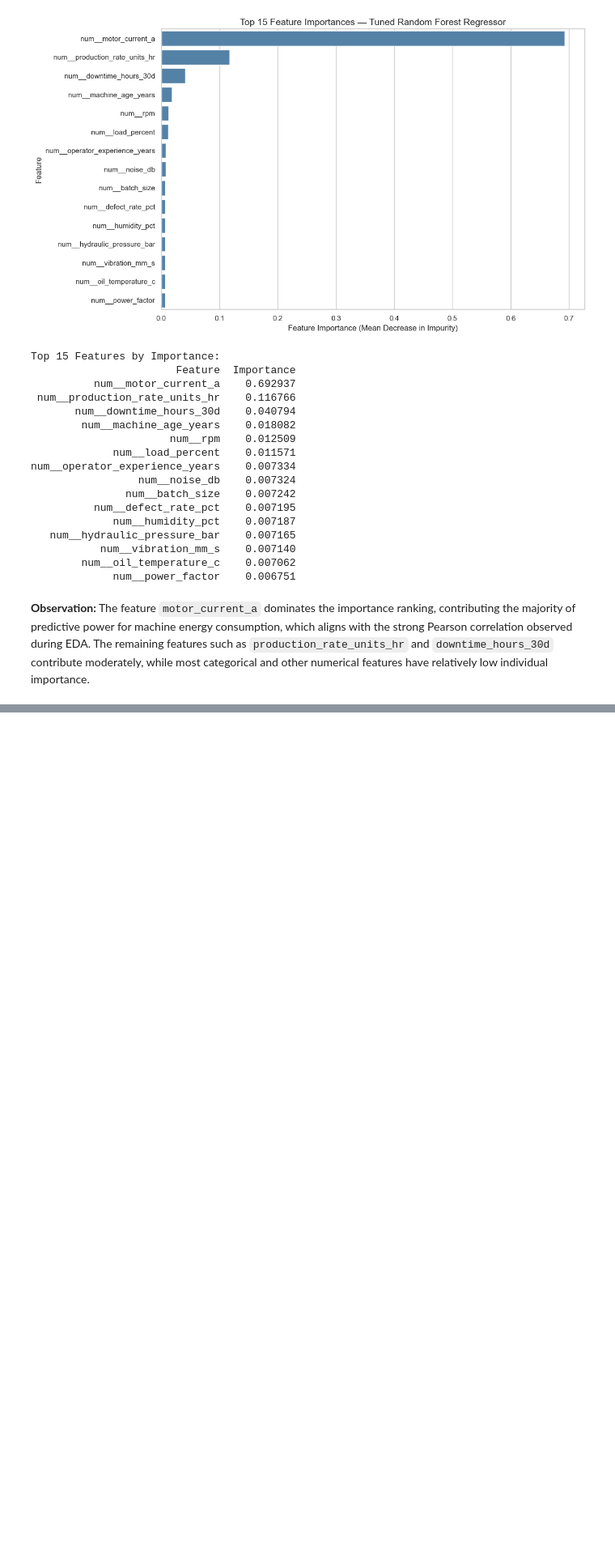
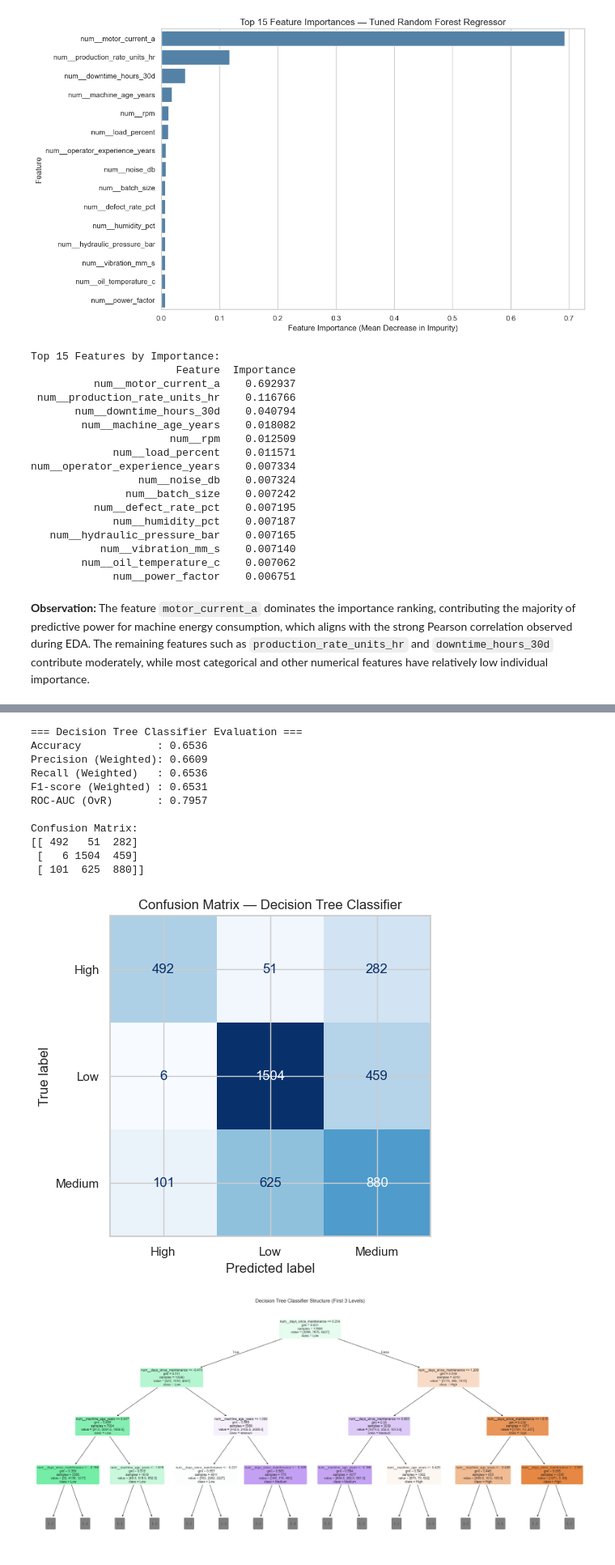
Before and after one commit to varanasirohit2006/Case_Study_Machine_Learning, a Jupyter notebook: Review1.ipynb, the cells around one changed output, grey strips where cells are left out. Shown at 81% size. Drawn from its saved outputs; the diff is of its cells as text; code cells hidden in the pictures; blank space fills up the shorter version.

```diff
--- a/Review1.ipynb
+++ b/Review1.ipynb
@@ -2784,0 +3027,50 @@ num__operator_experience_years    0.007334
+# %%
+from sklearn.tree import DecisionTreeClassifier, plot_tree
+
+# Train tuned Decision Tree Classifier
+dt_classifier = DecisionTreeClassifier(
+    max_depth=4,
+    min_samples_leaf=20,
+    random_state=42
+)
+
+dt_classifier.fit(X_class_train_processed, y_class_train)
+
+y_pred_dt = dt_classifier.predict(X_class_test_processed)
+y_prob_dt = dt_classifier.predict_proba(X_class_test_processed)
+
+evaluate_classifier(
+    "Decision Tree Classifier",
+    y_class_test,
+    y_pred_dt,
+    y_prob_dt
+)
+
+# Visualise the decision tree structure
+plt.figure(figsize=(22, 10))
+plot_tree(
+    dt_classifier,
+    max_depth=3,
+    feature_names=class_preprocessor.get_feature_names_out(),
+    class_names=label_encoder.classes_,
+    filled=True,
+    rounded=True,
+    fontsize=9
+)
+plt.title("Decision Tree Classifier Structure (First 3 Levels)", fontsize=14)
+plt.tight_layout()
+plt.show()
+# %% [output]
+=== Decision Tree Classifier Evaluation ===
+Accuracy            : 0.6536
+Precision (Weighted): 0.6609
+Recall (Weighted)   : 0.6536
+F1-score (Weighted) : 0.6531
+ROC-AUC (OvR)       : 0.7957
+
+Confusion Matrix:
+[[ 492   51  282]
+ [   6 1504  459]
+ [ 101  625  880]]
+[figure, added]
+[figure, added]
```
Also changed, not shown: parts of 22 cells of this notebook.
